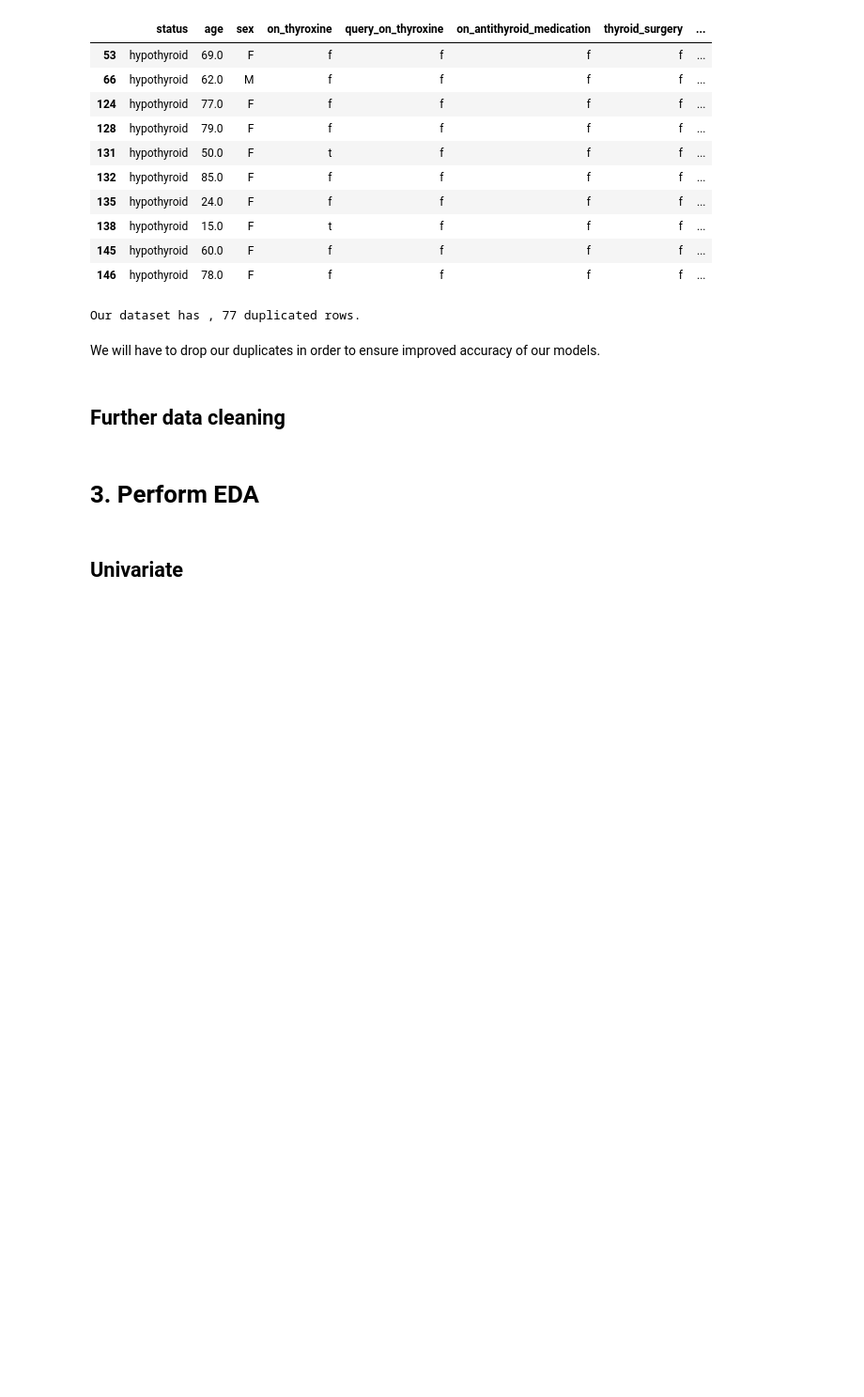
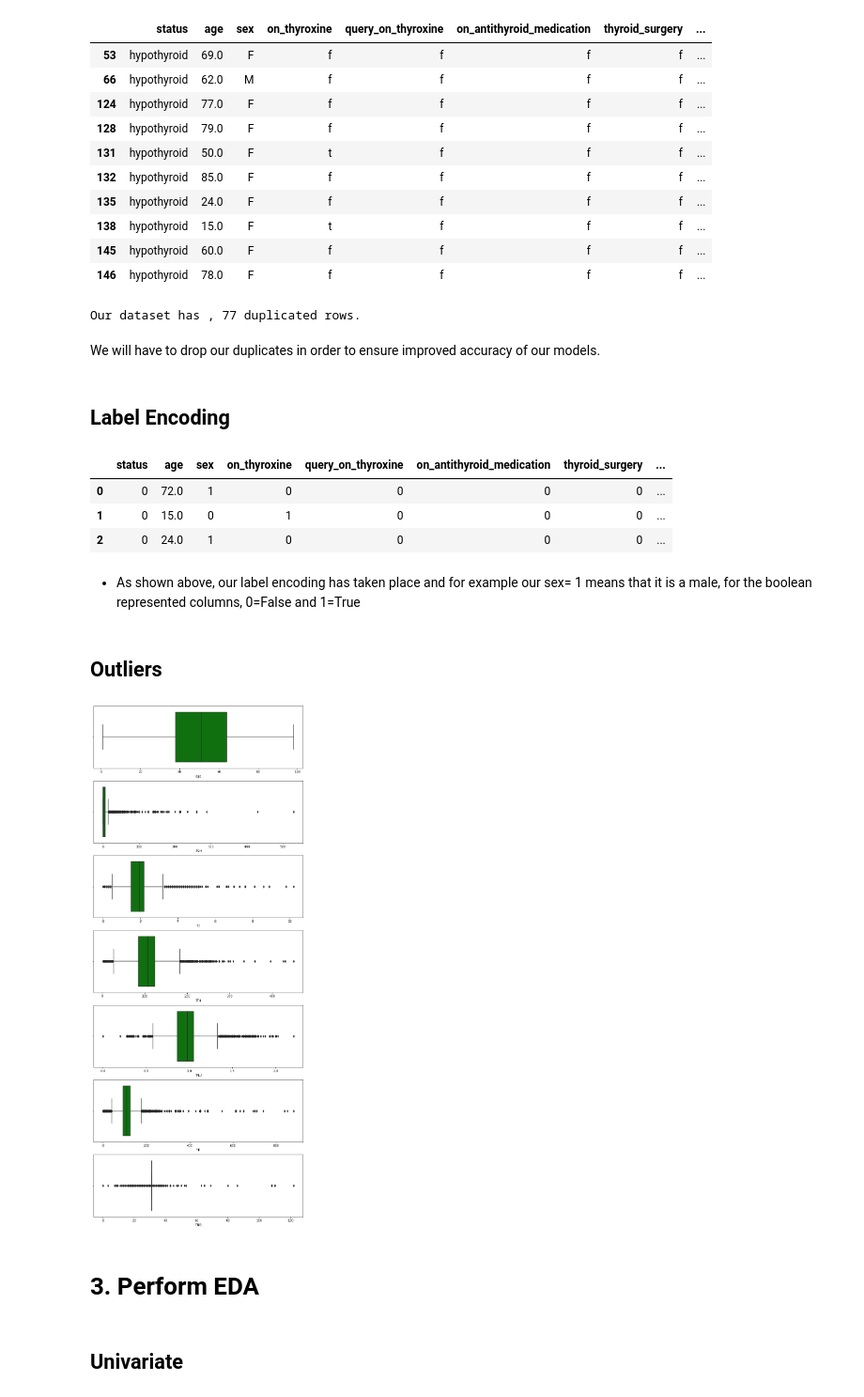
Before and after one commit to PrecyMaeMwanyungu/Hypothyroidism_prediction, a Jupyter notebook: _Precy_Mae_Independent_Project_Core_Week8.ipynb, the cells around one changed output. Shown at 94% size. Drawn from its saved outputs; the diff is of its cells as text; code cells hidden in the pictures; blank space fills up the shorter version.

```diff
--- a/_Precy_Mae_Independent_Project_Core_Week8.ipynb
+++ b/_Precy_Mae_Independent_Project_Core_Week8.ipynb
@@ -261,8 +261,49 @@ We will have to drop our duplicates in order to ensure improved accuracy of our
 # %%
 # Drop duplicates
 df.drop_duplicates(inplace=True)
-# %% [markdown]
-## Further data cleaning
+# %% [markdown]
+## Label Encoding
+# %%
+# Applying label encoding to our categorical features to ensure they are in binary form
+cat_columns=['status', 'sex', 'on_thyroxine', 'query_on_thyroxine',
+       'on_antithyroid_medication', 'thyroid_surgery', 'query_hypothyroid',
+       'query_hyperthyroid', 'pregnant', 'sick', 'tumor', 'lithium', 'goitre',
+       'TSH_measured', 'T3_measured', 'TT4_measured',
+       'T4U_measured', 'FTI_measured', 'TBG_measured',]
+# Import label encoder
+from sklearn.preprocessing import LabelEncoder
+lbl_encoders={}
+for column in cat_columns:
+  lbl_encoders[column]=LabelEncoder()
+  df[column]= lbl_encoders[column].fit_transform(df[column])
+# %%
+# Confirming that our label encoding has taken place
+df.head(3)
+# %% [output]
+|  | status | age | sex | on_thyroxine | query_on_thyroxine | on_antithyroid_medication | thyroid_surgery | ... |
+| 0 | 0 | 72.0 | 1 | 0 | 0 | 0 | 0 | ... |
+| 1 | 0 | 15.0 | 0 | 1 | 0 | 0 | 0 | ... |
+| 2 | 0 | 24.0 | 1 | 0 | 0 | 0 | 0 | ... |
+# %% [markdown]
+* As shown above, our label encoding has taken place and for example our sex= 1 means that it is a male, for the boolean represented columns, 0=False and 1=True
+# %% [markdown]
+## Outliers
+# %%
+# Checking for outliers using boxplots
+fig, ((ax1),(ax2), (ax3),(ax4),(ax5),(ax6),(ax7)) = plt.subplots(7 ,figsize=(12, 30))
+#fig.suptitle('Boxplots')
+print('\n')
+sns.boxplot(df['age'], ax=ax1, color='green')
+sns.boxplot(df['TSH'], ax=ax2, color='green')
+sns.boxplot(df['T3'], ax=ax3, color='green')
+sns.boxplot(df['TT4'], ax=ax4, color='green')
+sns.boxplot(df['T4U'], ax=ax5, color='green')
+sns.boxplot(df['FTI'], ax=ax6, color='green')
+sns.boxplot(df['TBG'], ax=ax7, color='green')
+
+plt.show()
+# %% [output]
+[figure, added]
 # %% [markdown]
 # **3. Perform EDA**
 # %% [markdown]
```
Also changed, not shown: parts of 5 cells of this notebook.
